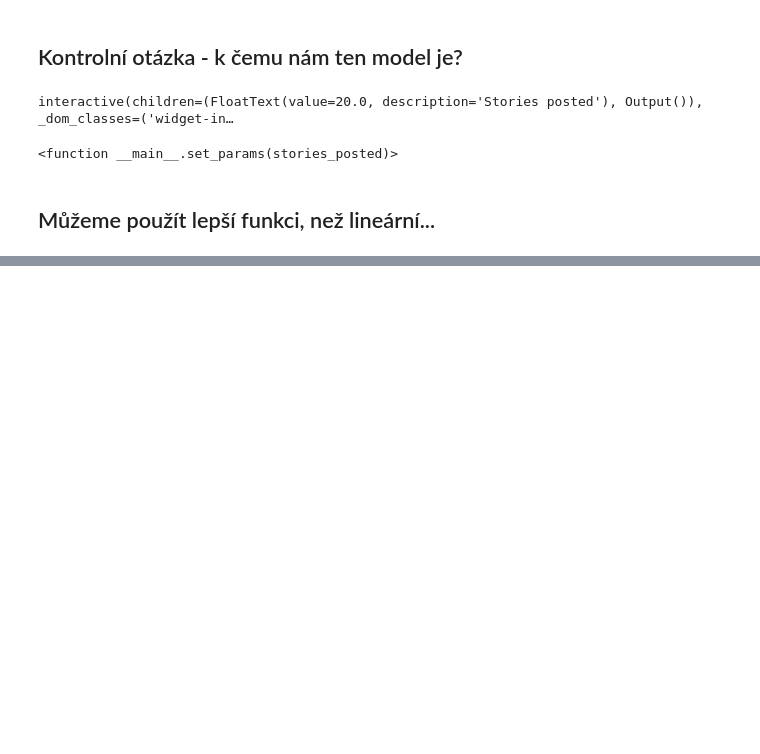
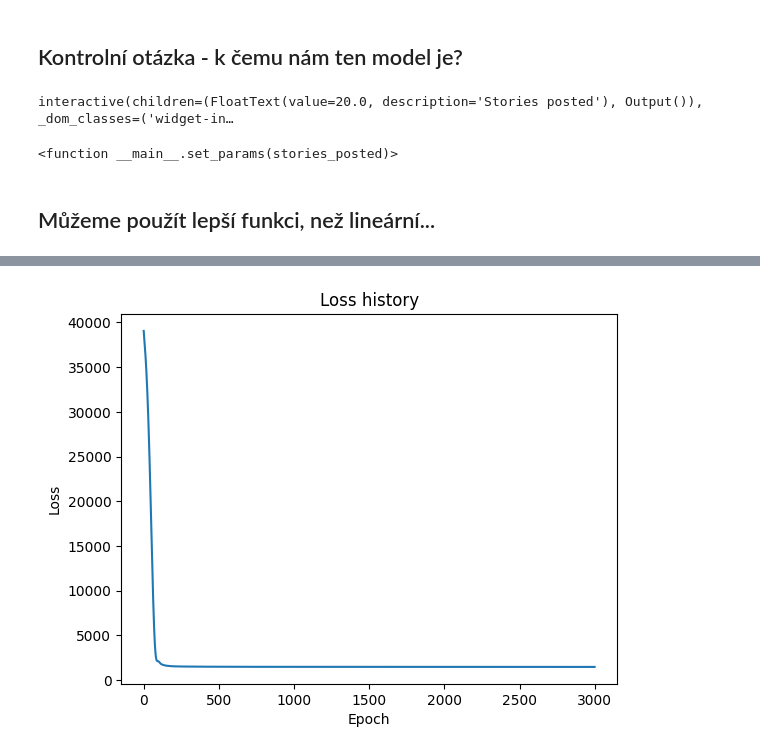
Before and after one commit to Travnickt3d/FITLS, a Jupyter notebook: 2024/1_linear_regression.ipynb, the cells around one changed output, grey strips where cells are left out. Saved outputs shown, nothing was run; the diff lists cells and outputs as text; code cells hidden in the pictures; blank space fills up the shorter version.

```diff
--- a/2024/1_linear_regression.ipynb
+++ b/2024/1_linear_regression.ipynb
@@ -557,0 +710,37 @@ display_nonlinear_function(-100, 50, dataset=df, loss_value=loss_value)
+# %%
+from IPython import display as IPydisplay
+
+loss_history = []
+model_nonlinear.train()
+
+# Trénovací smyčka
+for t in range(3000):
+
+    # Dopředný průchod - vložíme data do modelu a získáme predikci
+    y_pred = model_nonlinear(inputs)
+
+    # Spočítáme chybu predikce
+    loss = loss_function(y_pred, labels)
+    loss_history.append(loss.item())
+
+    # Vypíšeme
+    print("[EPOCH]: %i, [LOSS or MSE]: %.6f" % (t, loss.item()))
+    IPydisplay.clear_output(wait=True)
+
+    # Smažeme gradienty z předchozího průchodu - chceme jen nejnovější
+    optimizer.zero_grad()
+
+    # Spočítáme nové gradienty
+    loss.backward()
+
+    # Upravíme parametry modelu
+    optimizer.step()
+
+# Vykreslíme průběh trénování
+plt.plot(loss_history)
+plt.title('Loss history')
+plt.xlabel('Epoch')
+plt.ylabel('Loss')
+plt.show()
+# %% [output]
+[figure, added]
```
Also changed, not shown: parts of 16 cells of this notebook.
